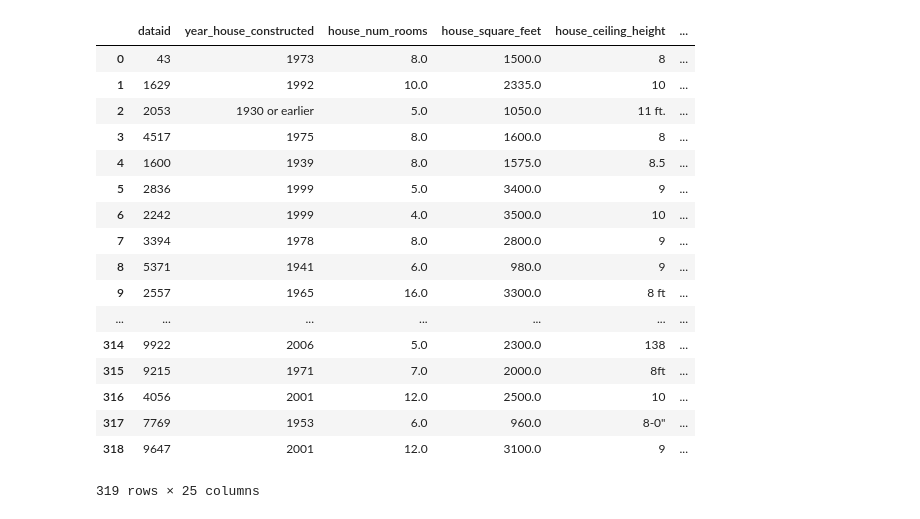
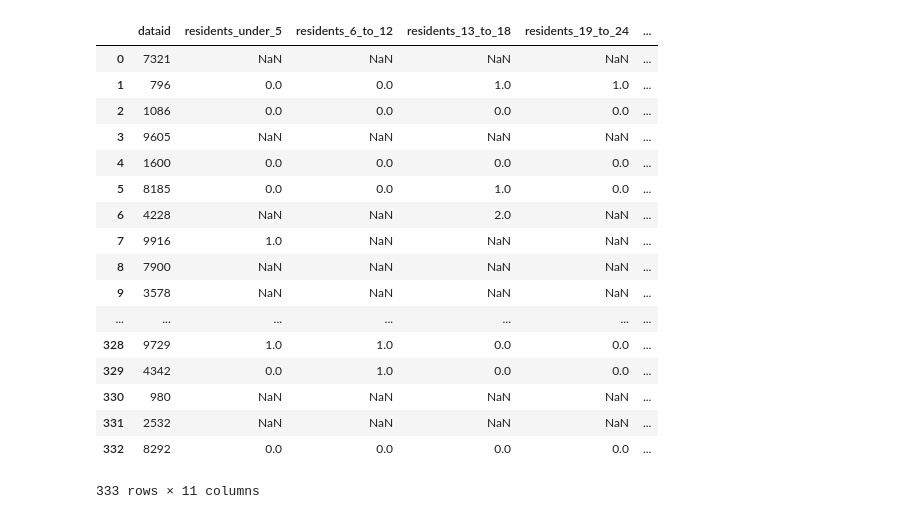
Before and after one commit to yilingjia/dataport, a Jupyter notebook: notebook/static_features.ipynb, the cells around one changed output. Drawn from its saved outputs; the diff is of its cells as text; code cells hidden in the pictures.

```diff
--- a/notebook/static_features.ipynb
+++ b/notebook/static_features.ipynb
@@ -22,6 +46,11 @@ columns = ['dataid', 'year_house_constructed', 'house_num_rooms', 'house_square_
           'sex_males', 'sex_females', 'residents_under_5', 'residents_6_to_12', 'residents_13_to_18', 'residents_19_to_24',
            'residents_25_to_34', 'residents_35_to_49', 'residents_50_to_64', 'residents_older_65', 'education_level', 'total_annual_income',
           'ceiling_fans_count']
+# %%
+columns = ['dataid', 'year_house_constructed', 'house_num_rooms', 'house_square_feet', 'house_ceiling_height',
+           'sex_males', 'sex_females', 'residents_under_5', 'residents_6_to_12', 'residents_13_to_18', 'residents_19_to_24',
+           'residents_25_to_34', 'residents_35_to_49', 'residents_50_to_64', 'residents_older_65', 'education_level', 'total_annual_income',
+          'ceiling_fans_count']
 # %%
 raw_df_13 = df_13.iloc[:, df_13.columns.isin(columns)]
 raw_df_14 = df_14.iloc[:, df_14.columns.isin(columns)]
@@ -38,21 +67,21 @@ dict_keys([9121, 2818, 1283, 4357, 8967, 1800, 5129, 6412, 2829, 6673, 5395, 437
-# %%
-raw_df_13
-# %% [output]
-|  | dataid | year_house_constructed | house_num_rooms | house_square_feet | house_ceiling_height | ... |
-| 0 | 43 | 1973 | 8.0 | 1500.0 | 8 | ... |
-| 1 | 1629 | 1992 | 10.0 | 2335.0 | 10 | ... |
-| 2 | 2053 | 1930 or earlier | 5.0 | 1050.0 | 11 ft. | ... |
-| 3 | 4517 | 1975 | 8.0 | 1600.0 | 8 | ... |
-| 4 | 1600 | 1939 | 8.0 | 1575.0 | 8.5 | ... |
-| 5 | 2836 | 1999 | 5.0 | 3400.0 | 9 | ... |
-| 6 | 2242 | 1999 | 4.0 | 3500.0 | 10 | ... |
-| 7 | 3394 | 1978 | 8.0 | 2800.0 | 9 | ... |
-| 8 | 5371 | 1941 | 6.0 | 980.0 | 9 | ... |
-| 9 | 2557 | 1965 | 16.0 | 3300.0 | 8 ft | ... |
-| ... | ... | ... | ... | ... | ... | ... |
-| 314 | 9922 | 2006 | 5.0 | 2300.0 | 138 | ... |
-| 315 | 9215 | 1971 | 7.0 | 2000.0 | 8ft | ... |
-| 316 | 4056 | 2001 | 12.0 | 2500.0 | 10 | ... |
-| 317 | 7769 | 1953 | 6.0 | 960.0 | 8-0" | ... |
-| 318 | 9647 | 2001 | 12.0 | 3100.0 | 9 | ... |
-319 rows × 25 columns
+# %%
+raw_df_14
+# %% [output]
+|  | dataid | residents_under_5 | residents_6_to_12 | residents_13_to_18 | residents_19_to_24 | ... |
+| 0 | 7321 | NaN | NaN | NaN | NaN | ... |
+| 1 | 796 | 0.0 | 0.0 | 1.0 | 1.0 | ... |
+| 2 | 1086 | 0.0 | 0.0 | 0.0 | 0.0 | ... |
+| 3 | 9605 | NaN | NaN | NaN | NaN | ... |
+| 4 | 1600 | 0.0 | 0.0 | 0.0 | 0.0 | ... |
+| 5 | 8185 | 0.0 | 0.0 | 1.0 | 0.0 | ... |
+| 6 | 4228 | NaN | NaN | 2.0 | NaN | ... |
+| 7 | 9916 | 1.0 | NaN | NaN | NaN | ... |
+| 8 | 7900 | NaN | NaN | NaN | NaN | ... |
+| 9 | 3578 | NaN | NaN | NaN | NaN | ... |
+| ... | ... | ... | ... | ... | ... | ... |
+| 328 | 9729 | 1.0 | 1.0 | 0.0 | 0.0 | ... |
+| 329 | 4342 | 0.0 | 1.0 | 0.0 | 0.0 | ... |
+| 330 | 980 | NaN | NaN | NaN | NaN | ... |
+| 331 | 2532 | NaN | NaN | NaN | NaN | ... |
+| 332 | 8292 | 0.0 | 0.0 | 0.0 | 0.0 | ... |
+333 rows × 11 columns
```
Also changed, not shown: parts of 5 cells of this notebook, 6 other files.
